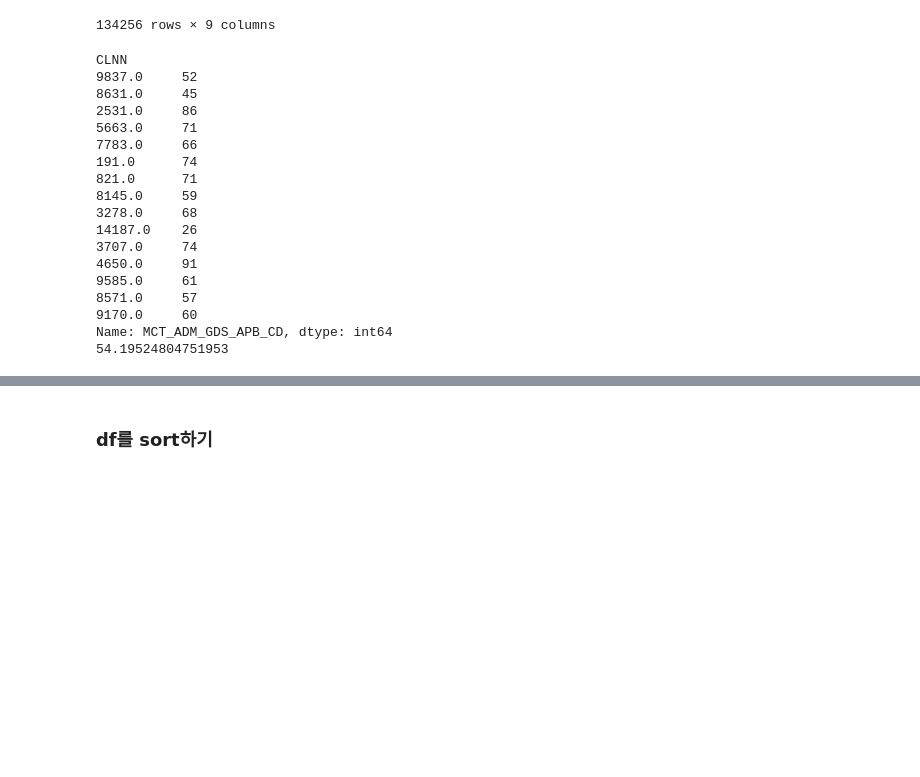
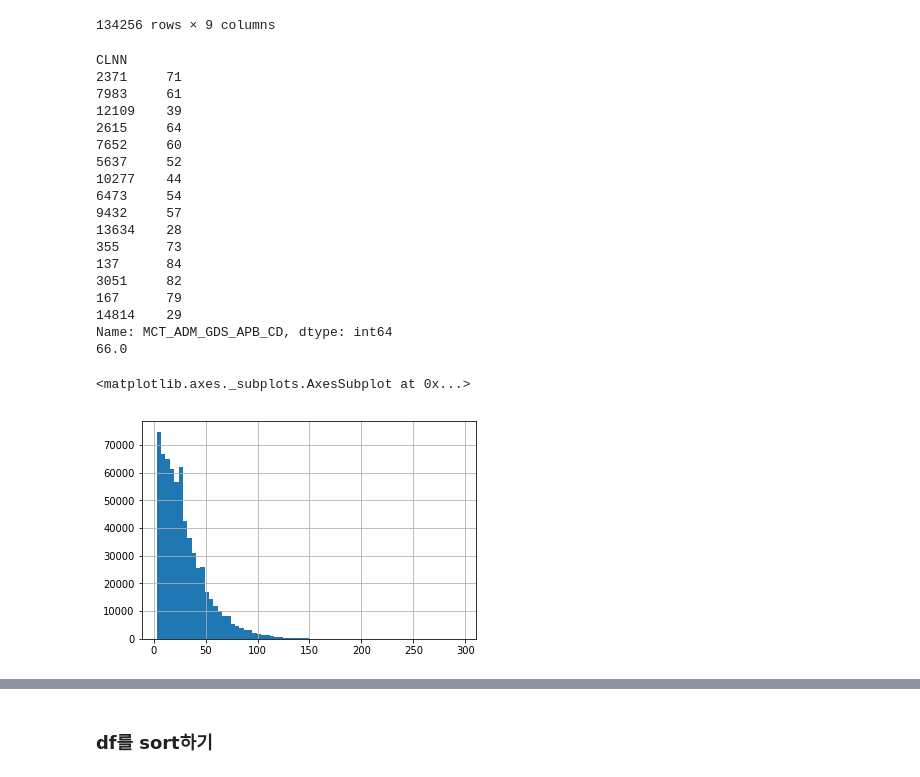
Before and after one commit to mchoimis/-, a Jupyter notebook: test-pandas.ipynb, the cells around one changed output, grey strips where cells are left out. Drawn from its saved outputs; the diff is of its cells as text; code cells hidden in the pictures; blank space fills up the shorter version.

Commit message:
plot update

```diff
--- a/test-pandas.ipynb
+++ b/test-pandas.ipynb
@@ -87,0 +71,13 @@ df.head(10)
+# %%
+df = pd.DataFrame( np.column_stack([array01, array02, array03, array04, array05, array06, array07, array08, array09])
+                  , columns = ['CLNN', 'TS_D', 'FINAL_CD', 'SAA', 'MCT_ADM_GDS_APB_CD', 'DOF_TF', 'DAW_CCD', 'MCT_N', 'TIME'])
+
+df['CLNN'] = df['CLNN'].astype(int)
+df['TS_D'] = df['TS_D'].astype(int)
+df['FINAL_CD'] = pd.to_numeric(df['FINAL_CD']).astype(int)
+df['SAA'] = pd.to_numeric(df['SAA']).astype(int)
+df['MCT_ADM_GDS_APB_CD'] = pd.to_numeric(df['MCT_ADM_GDS_APB_CD']).astype(int)
+df['DOF_TF'] = pd.to_numeric(df['DOF_TF']).astype(int)
+df['DAW_CCD'] = pd.to_numeric(df['DAW_CCD']).astype(int)
+df['MCT_N'] = pd.to_numeric(df['MCT_N']).astype(int)
+df['TIME'] = pd.to_numeric(df['TIME']).astype(int)
@@ -197,0 +197,3 @@ Name: SAA, Length: 812504, dtype: float64
+# %%
+gb3 = df.groupby(['CLNN', 'MCT_ADM_GDS_APB_CD']).max()['SAA']
+gb3
@@ -197,0 +218,2 @@ Name: SAA, Length: 812504, dtype: float64
+# %%
+gb3_df = pd.DataFrame(gb3)
@@ -217,26 +270,31 @@ df.sort_values(['MCT_ADM_GDS_APB_CD', 'SAA'], ascending=False).groupby(['CLNN'])
 | 717195 | 27625.0 | 180729.0 | 75.0 | 3.0 | 0.0 | 0.0 | 3.0 | 52.0 | 140864.0 |
 134256 rows × 9 columns
 # %%
-# 고객당 평균 몇 개의 동에서 거래가 이루어졌는가?
+# 고객당 평균 몇 개의 행정동에서 거래가 이루어졌는가?
 grouped = df.groupby(['CLNN'], sort=False).count()['MCT_ADM_GDS_APB_CD']
 print(grouped.head(15))
 print(np.mean(grouped[:2]) )
 # %% [output]
 CLNN
-9837.0     52
-8631.0     45
-2531.0     86
-5663.0     71
-7783.0     66
-191.0      74
-821.0      71
-8145.0     59
-3278.0     68
-14187.0    26
-3707.0     74
-4650.0     91
-9585.0     61
-8571.0     57
-9170.0     60
+2371     71
+7983     61
+12109    39
+2615     64
+7652     60
+5637     52
+10277    44
+6473     54
+9432     57
+13634    28
+355      73
+137      84
+3051     82
+167      79
+14814    29
 Name: MCT_ADM_GDS_APB_CD, dtype: int64
-54.19524804751953
+66.0
+# %%
+gb3_df['SAA'].hist(bins=70)
+# %% [output]
+<matplotlib.axes._subplots.AxesSubplot at 0x...>
+[figure, added]
```
Also changed, not shown: parts of 49 cells of this notebook.
